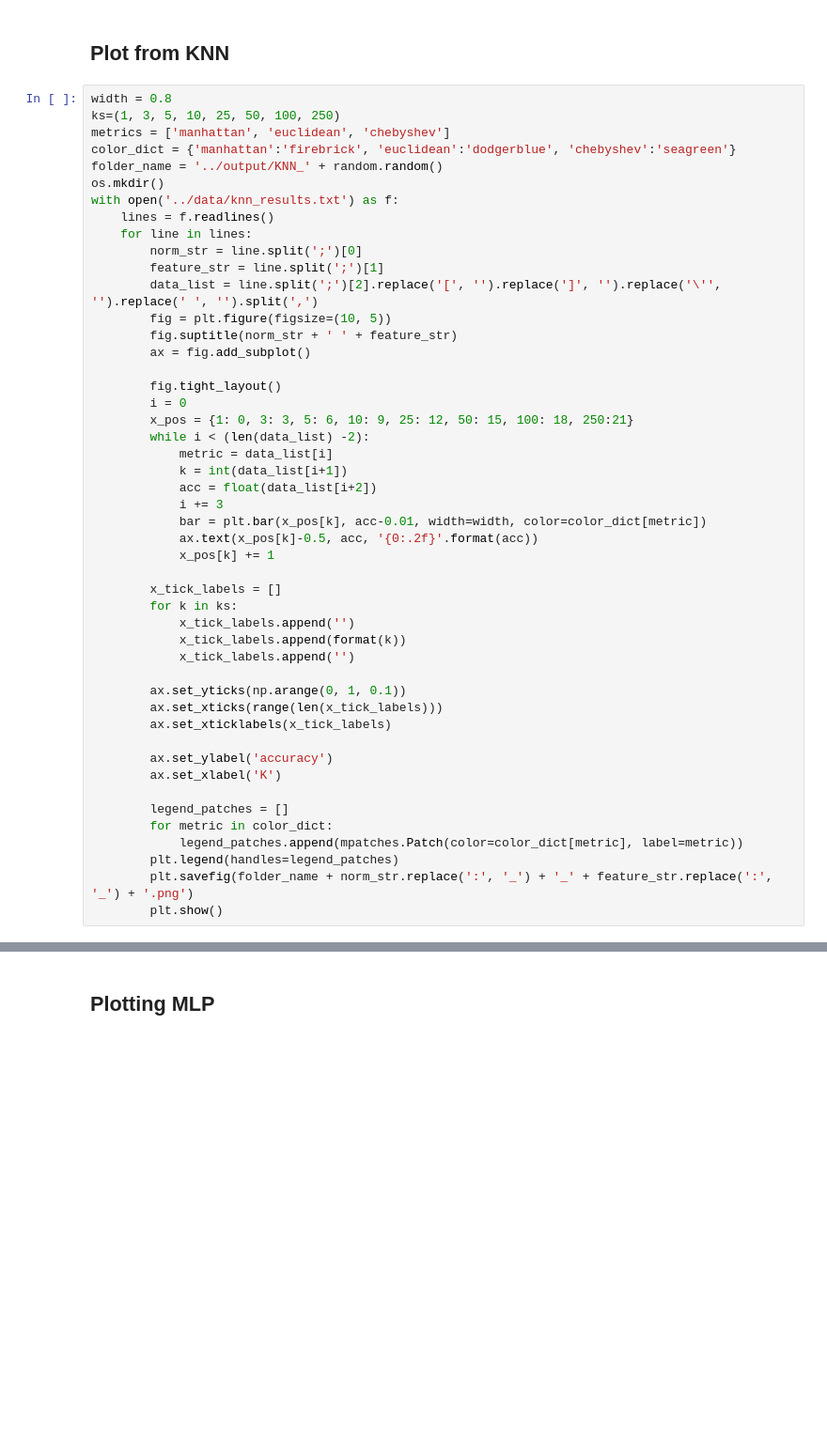
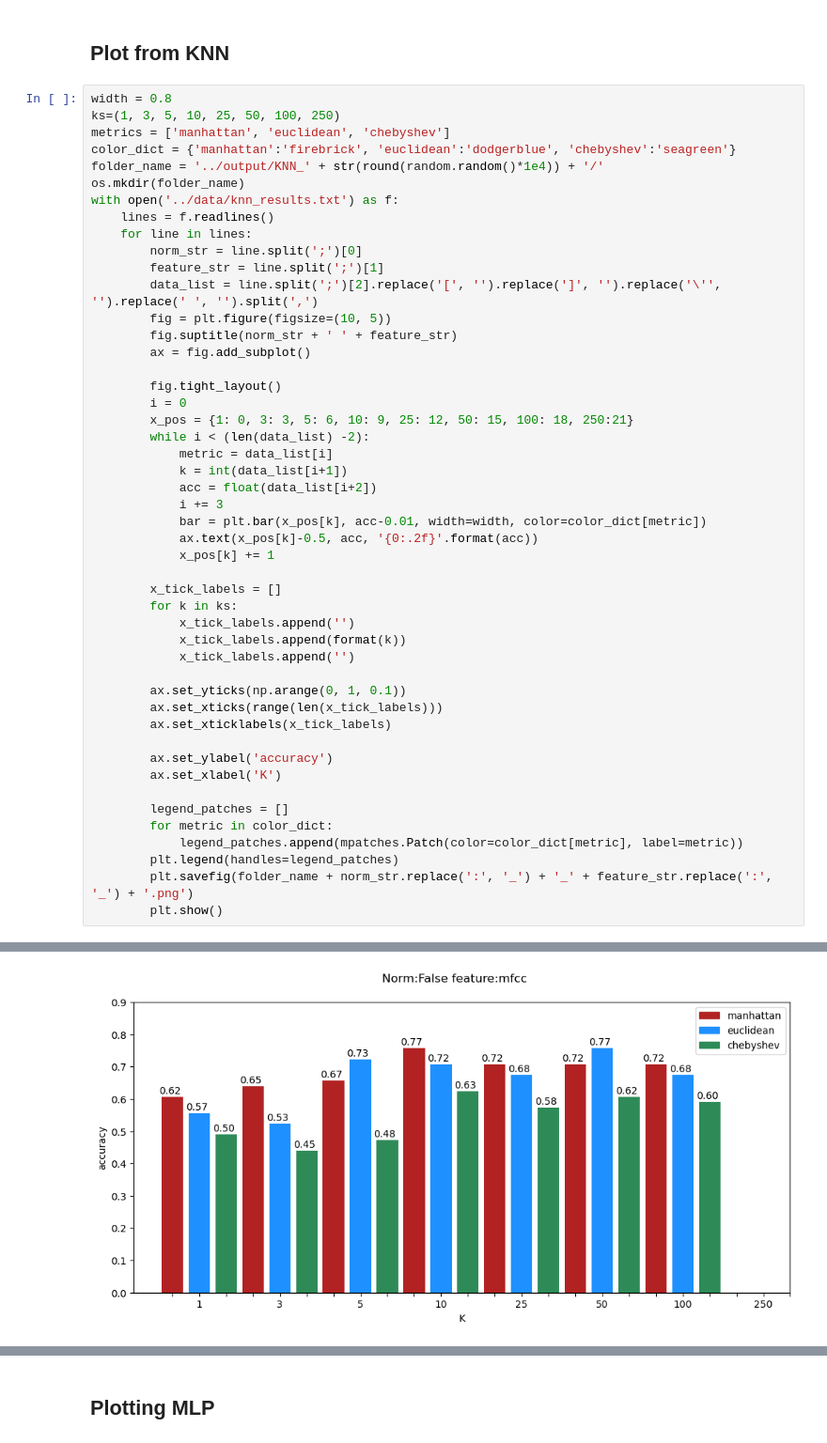
Before and after one commit to Borzoneg/Identity-recognition-from-audio, a Jupyter notebook: src/main.ipynb, the cells around one changed output, grey strips where cells are left out. Shown at 94% size. Saved outputs shown, nothing was run; the diff lists cells and outputs as text; blank space fills up the shorter version.

```diff
--- a/src/main.ipynb
+++ b/src/main.ipynb
@@ -599,8 +599,8 @@ width = 0.8
 ks=(1, 3, 5, 10, 25, 50, 100, 250)
 metrics = ['manhattan', 'euclidean', 'chebyshev']
 color_dict = {'manhattan':'firebrick', 'euclidean':'dodgerblue', 'chebyshev':'seagreen'}
-folder_name = '../output/KNN_' + random.random()
-os.mkdir()
+folder_name = '../output/KNN_' + str(round(random.random()*1e4)) + '/'
+os.mkdir(folder_name)
 with open('../data/knn_results.txt') as f:
     lines = f.readlines()
     for line in lines:
@@ -647 +646,2 @@ FileNotFoundError: [Errno 2] No such file or directory: '../data/KNN/Norm:False_
 [figure]
+[figure, added]
```
Also changed, not shown: parts of 3 cells of this notebook, 37 other files.
